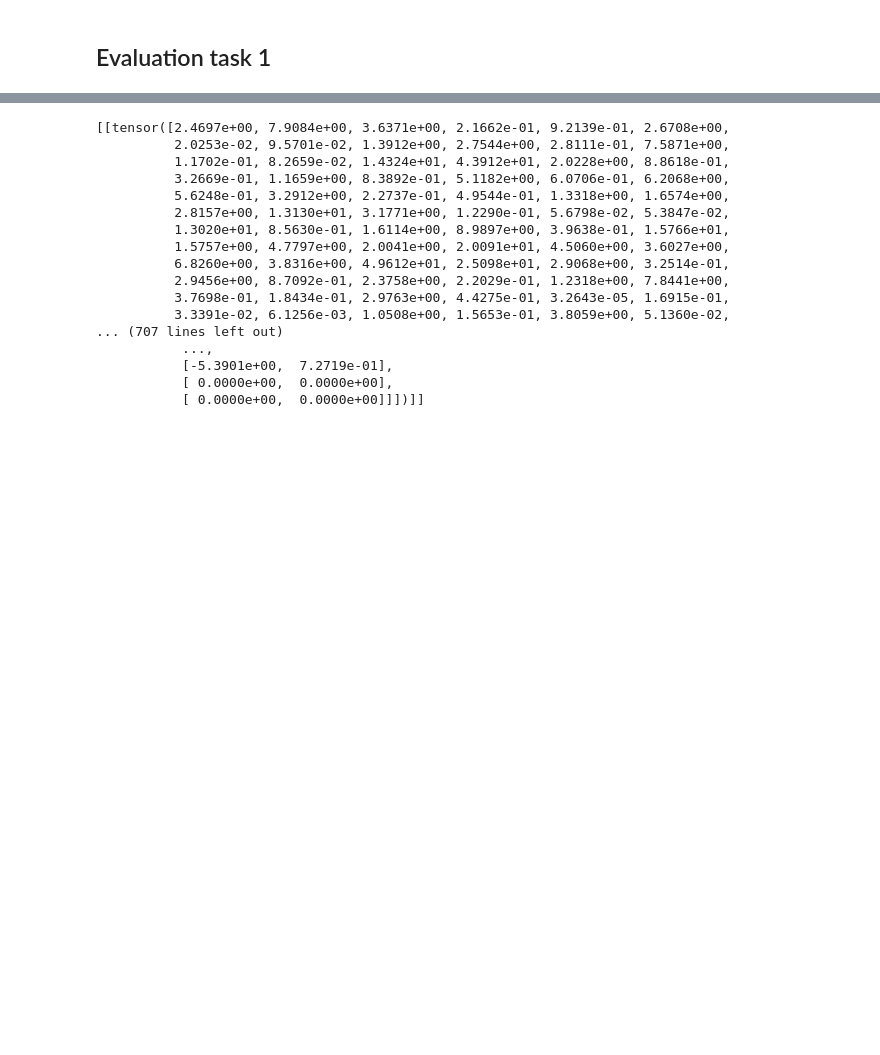
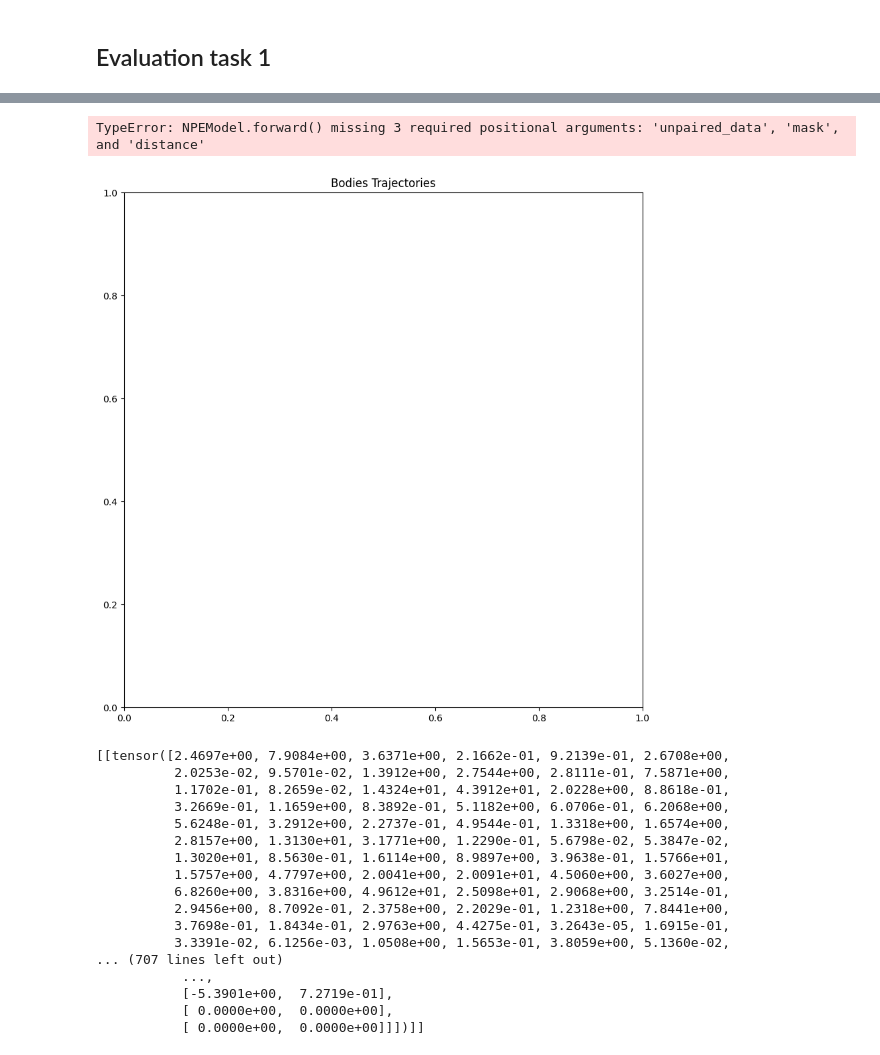
Before and after one commit to timberends4/Deep-learning, a Jupyter notebook: assignment_2/NPE_DL_2.ipynb, the cells around one changed output, grey strips where cells are left out. Saved outputs shown, nothing was run; the diff lists cells and outputs as text; code cells hidden in the pictures; blank space fills up the shorter version.

Commit message:
eval task 1 added

```diff
--- a/assignment_2/NPE_DL_2.ipynb
+++ b/assignment_2/NPE_DL_2.ipynb
@@ -361,3 +362,3 @@ valid_MSE, valid_MSE_data = get_MSE(valid_data_loader,model, valid_files)
 # %%
-test_MSE, test_MSE_data = get_MSE(test_data_loader, model, test_files)
+test_MSE, test_MSE_data = get_MSE(test_data_loader, model)
 # %%
@@ -365,5 +366,5 @@ train_MSE, train_MSE_data = get_MSE(train_data_loader, model, train_files)
 # %%
-first_batch_MSE = valid_MSE_data[0]
+first_batch_MSE = test_MSE_data[0]
 first_batch_MSE = [[val.mean() for val in batch] for batch in first_batch_MSE[0]]
 first_batch_MSE = [torch.stack(val).mean() for val in first_batch_MSE]
 # %%
@@ -379,3 +379,0 @@ Indexes of the three highest MSE scores: tensor([11, 48,  0])
-# %%
-def plot_failure(model,mse_sorted, test_data_loader):
-    first
@@ -384,3 +392,36 @@ tensor(4.6739)
+# %%
+def plot_failure(model, test_data_loader, indexes):
+    model.eval()
+
+
+    plt.figure(figsize=(10, 10))  # make the plot a bit bigger
+    plt.title('Bodies Trajectories')
+
+    with torch.no_grad():
+        for index in indexes:
+            output = model(test_data_loader.dataset[index])
+            init_pos = test_data_loader.dataset[index][2][1:3]
+            predicted_pos = init_pos + output
+            gt = init_pos + test_data_loader.dataset[index][1]
+
+            # reshape predicted_pos and gt to 2D in case they are 1D
+            predicted_pos = predicted_pos.reshape(-1, 2)
+            gt = gt.reshape(-1, 2)
+
+            # plot x vs y for this body, with different styles for ground truth and prediction
+            plt.plot(gt[0, 0], gt[0, 1], 'o-', label=f'Body {index} Ground Truth')
+            plt.plot(predicted_pos[0, 0], predicted_pos[0, 1], 'o--', label=f'Body {index} Predicted')
+
+    plt.xlabel('x')
+    plt.ylabel('y')
+    plt.legend(loc='best')
+    plt.grid(True)
+    plt.show()
+# %%
+plot_failure(model, test_data_loader, min_3)
+# %% [output]
+TypeError: NPEModel.forward() missing 3 required positional arguments: 'unpaired_data', 'mask', and 'distance'
+[figure, added]
 # %%
 sorted_MSE = sorted(MSE_test, key=lambda x: x[0][0])
 # %%
```
Also changed, not shown: parts of 7 cells of this notebook, 2 other files.
